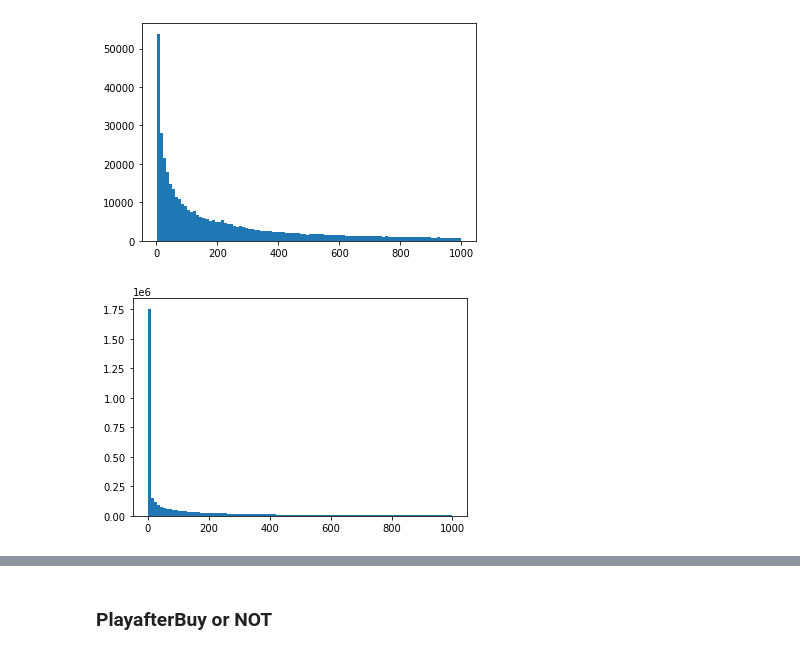
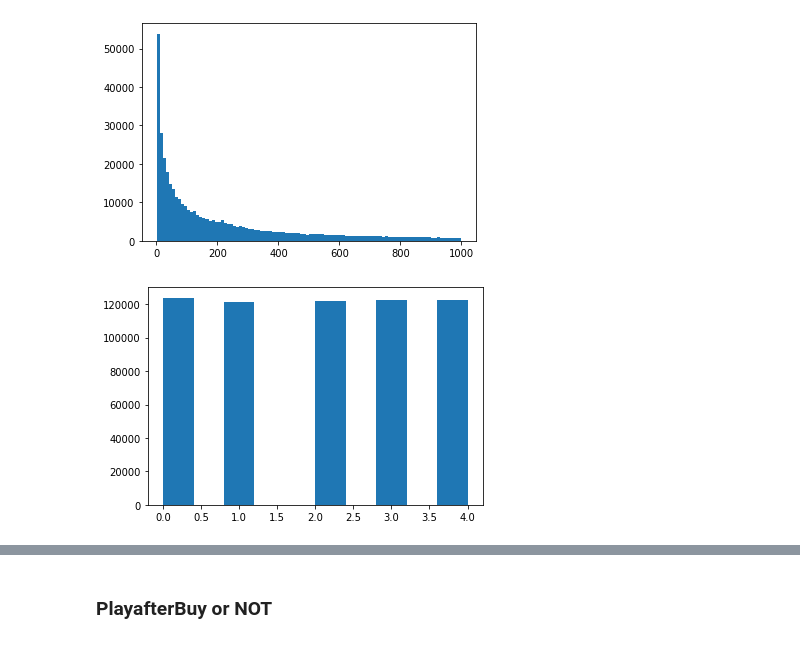
Before and after one commit to Renoyyz233/ECE253_assignment2, a Jupyter notebook: model.ipynb, the cells around one changed output, grey strips where cells are left out. Drawn from its saved outputs; the diff is of its cells as text; code cells hidden in the pictures.

```diff
--- a/model.ipynb
+++ b/model.ipynb
@@ -60,7 +60,10 @@ def readCSV(path):
 # %%
 timeX = []
 for l in readCSV('user_item_review_merge_table.csv'):
-    if l[2] < 1000 and l[2] > 0:
+    # if l[2] < 1000 and l[2] > 0:
+    #     timeX.append(l)
+    # timeX.append(l)
+    if l[2] > 0:
         timeX.append(l)
 len(timeX)
 # %% [output]
@@ -72,6 +75,6 @@ timeX = timeX[:n]
 # %%
 times = [t for _,_,t in timeX]
 # %%
-D = [np.percentile(times,i) for i in [25,50,75]]
+D = [np.percentile(times,i) for i in [20,40,60,80]]
 D
 # %% [output]
@@ -130,9 +133,9 @@ timeMean, timeMed
 [figure]
 # %%
 # times2 = [x for x in times if x < 1000 and x > 0]
-# x = plt.hist(times2, bins=100)
+x = plt.hist(y_train)
 # %% [output]
-[figure, old version]
+[figure, new version]
 # %%
 alpha = timeMean # median might be better than mean
 userBiases = defaultdict(float)
```
Also changed, not shown: parts of 27 cells of this notebook.
